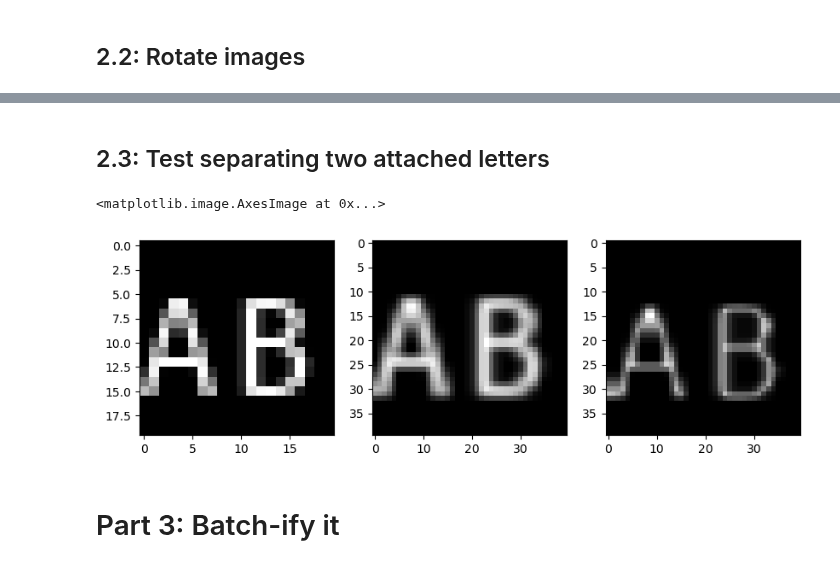
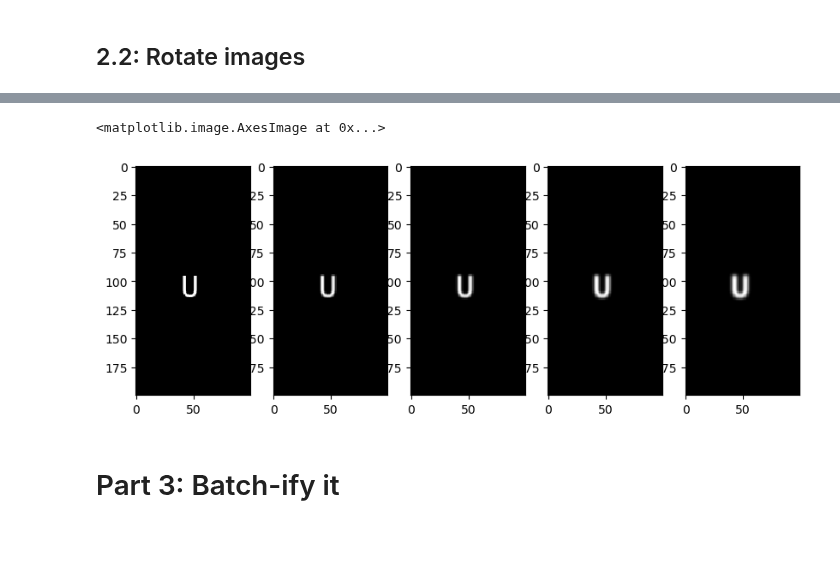
Before and after one commit to 1mackenziekyle/enph353_controller_pkg, a Jupyter notebook: src/generate_letters.ipynb, the cells around one changed output, grey strips where cells are left out. Cells and saved outputs as stored; diff of their text form; code cells hidden in the pictures; blank space fills up the shorter version.

```diff
--- a/src/generate_letters.ipynb
+++ b/src/generate_letters.ipynb
@@ -169,25 +99,18 @@ axs[5].imshow(dilated, cmap='gray')
-# %% [markdown]
-## 2.3: Test separating two attached letters
-# %%
-image = Image.fromarray(zeros)
-draw = ImageDraw.Draw(image)
-font = ImageFont.truetype(r"/usr/share/fonts/truetype/ubuntu/UbuntuMono-R.ttf", int(MODEL_INPUT_SIZE[0]*0.8))
-text1 = 'A'
-text2 = 'B'
-draw.text(xy=(0, int(MODEL_INPUT_SIZE[0]*0.1)), text=text1, font=font, fill=255)
-draw.text(xy=(MODEL_INPUT_SIZE[1]//2, int(MODEL_INPUT_SIZE[0]*0.1)), text=text2, font=font, fill=255)
-letter_image = np.array(image)
-
-fig, axs = plt.subplots(1, 3, figsize=(10, 10))
-axs[0].imshow(letter_image, cmap='gray')
-# expand image
-expanded = cv2.resize(letter_image, (0,0), fx=2, fy=2)
-axs[1].imshow(expanded, cmap='gray')
-# erode
-eroded = cv2.erode(expanded, np.ones((2,2), np.uint8), iterations=2)
-axs[2].imshow(eroded, cmap='gray')
-# %% [output]
-<matplotlib.image.AxesImage at 0x...>
-[figure, removed]
+# %%
+image = letter_images[np.random.randint(0,36)]
+blur_3 = cv2.GaussianBlur(image, (3,3), 0)
+blur_5 = cv2.GaussianBlur(image, (5,5), 0)
+blur_7 = cv2.GaussianBlur(image, (7,7), 0)
+blur_9 = cv2.GaussianBlur(image, (9,9), 0)
+
+fig,axs = plt.subplots(1, 5, figsize=(10, 10))
+axs[0].imshow(image, cmap='gray')
+axs[1].imshow(blur_3, cmap='gray')
+axs[2].imshow(blur_5, cmap='gray')
+axs[3].imshow(blur_7, cmap='gray')
+axs[4].imshow(blur_9, cmap='gray')
+# %% [output]
+<matplotlib.image.AxesImage at 0x...>
+[figure, added]
 # %% [markdown]
 # Part 3: Batch-ify it
```
Also changed, not shown: parts of 23 cells of this notebook, 3 other files.
